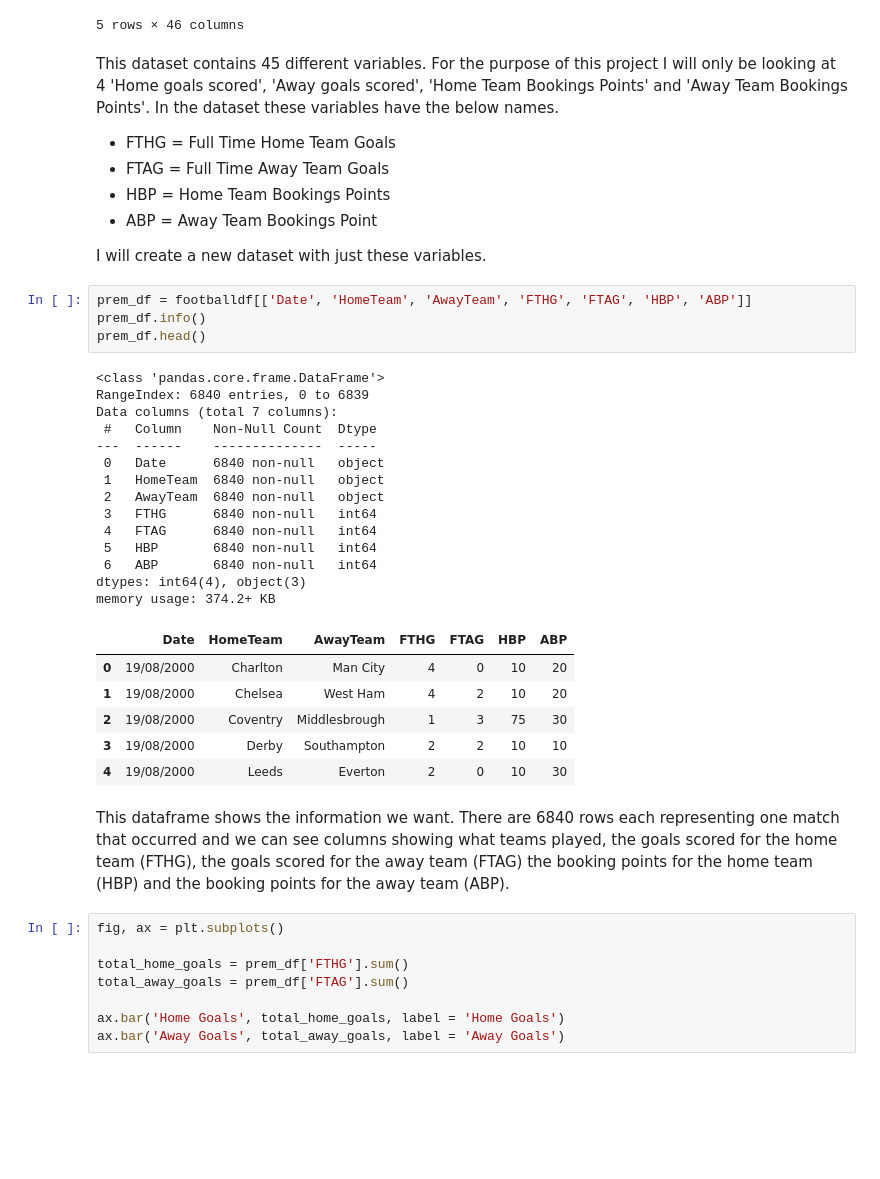
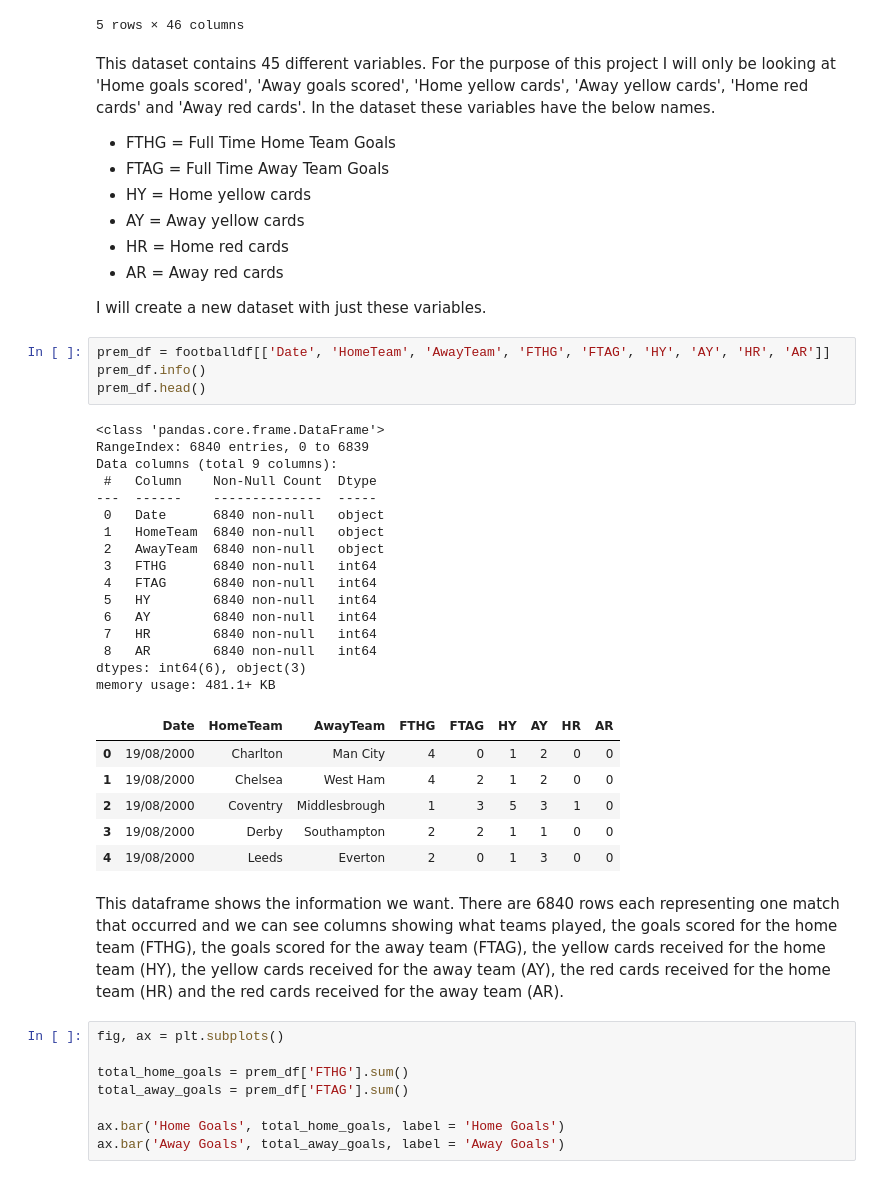
Before and after one commit to Kevin002023/PFDA-Assignment, a Jupyter notebook: PFDA -Assignment.ipynb, the cells around one changed output. Drawn from its saved outputs; the diff is of its cells as text; blank space fills up the shorter version.

Commit message:
added 2 more variables to look at

```diff
--- a/PFDA -Assignment.ipynb
+++ b/PFDA -Assignment.ipynb
@@ -35,41 +34,45 @@ footballdf.head()
 | 4 | 4 | 19/08/2000 | Leeds | Everton | 2 | 0 | H | 0 | 0 | 0 | ... |
 5 rows × 46 columns
 # %% [markdown]
-This dataset contains 45 different variables. For the purpose of this project I will only be looking at 4 'Home goals scored', 'Away goals scored', 'Home Team Bookings Points' and 'Away Team Bookings Points'. In the dataset these variables have the below names.
+This dataset contains 45 different variables. For the purpose of this project I will only be looking at  'Home goals scored', 'Away goals scored', 'Home yellow cards', 'Away yellow cards', 'Home red cards' and 'Away red cards'. In the dataset these variables have the below names.
 
 - FTHG = Full Time Home Team Goals
 - FTAG = Full Time Away Team Goals
-- HBP = Home Team Bookings Points
-- ABP = Away Team Bookings Point
+- HY = Home yellow cards
+- AY = Away yellow cards
+- HR = Home red cards
+- AR = Away red cards
 
 I will create a new dataset with just these variables.
 # %%
-prem_df = footballdf[['Date', 'HomeTeam', 'AwayTeam', 'FTHG', 'FTAG', 'HBP', 'ABP']]
+prem_df = footballdf[['Date', 'HomeTeam', 'AwayTeam', 'FTHG', 'FTAG', 'HY', 'AY', 'HR', 'AR']]
 prem_df.info()
 prem_df.head()
 # %% [output]
 <class 'pandas.core.frame.DataFrame'>
 RangeIndex: 6840 entries, 0 to 6839
-Data columns (total 7 columns):
+Data columns (total 9 columns):
  #   Column    Non-Null Count  Dtype
 ---  ------    --------------  -----
  0   Date      6840 non-null   object
  1   HomeTeam  6840 non-null   object
  2   AwayTeam  6840 non-null   object
  3   FTHG      6840 non-null   int64
  4   FTAG      6840 non-null   int64
- 5   HBP       6840 non-null   int64
- 6   ABP       6840 non-null   int64
-dtypes: int64(4), object(3)
-memory usage: 374.2+ KB
+ 5   HY        6840 non-null   int64
+ 6   AY        6840 non-null   int64
+ 7   HR        6840 non-null   int64
+ 8   AR        6840 non-null   int64
+dtypes: int64(6), object(3)
+memory usage: 481.1+ KB
-|  | Date | HomeTeam | AwayTeam | FTHG | FTAG | HBP | ABP |
-| 0 | 19/08/2000 | Charlton | Man City | 4 | 0 | 10 | 20 |
-| 1 | 19/08/2000 | Chelsea | West Ham | 4 | 2 | 10 | 20 |
-| 2 | 19/08/2000 | Coventry | Middlesbrough | 1 | 3 | 75 | 30 |
-| 3 | 19/08/2000 | Derby | Southampton | 2 | 2 | 10 | 10 |
-| 4 | 19/08/2000 | Leeds | Everton | 2 | 0 | 10 | 30 |
+|  | Date | HomeTeam | AwayTeam | FTHG | FTAG | HY | AY | HR | AR |
+| 0 | 19/08/2000 | Charlton | Man City | 4 | 0 | 1 | 2 | 0 | 0 |
+| 1 | 19/08/2000 | Chelsea | West Ham | 4 | 2 | 1 | 2 | 0 | 0 |
+| 2 | 19/08/2000 | Coventry | Middlesbrough | 1 | 3 | 5 | 3 | 1 | 0 |
+| 3 | 19/08/2000 | Derby | Southampton | 2 | 2 | 1 | 1 | 0 | 0 |
+| 4 | 19/08/2000 | Leeds | Everton | 2 | 0 | 1 | 3 | 0 | 0 |
 # %% [markdown]
-This dataframe shows the information we want. There are 6840 rows each representing one match that occurred and we can see columns showing what teams played, the goals scored for the home team (FTHG), the goals scored for the away team (FTAG) the booking points for the home team (HBP) and the booking points for the away team (ABP).
+This dataframe shows the information we want. There are 6840 rows each representing one match that occurred and we can see columns showing what teams played, the goals scored for the home team (FTHG), the goals scored for the away team (FTAG), the yellow cards received for the home team (HY), the yellow cards received for the away team (AY), the red cards received for the home team (HR) and the red cards received for the away team (AR).
 # %%
 fig, ax = plt.subplots()
 
```
Also changed, not shown: parts of 25 cells of this notebook.
